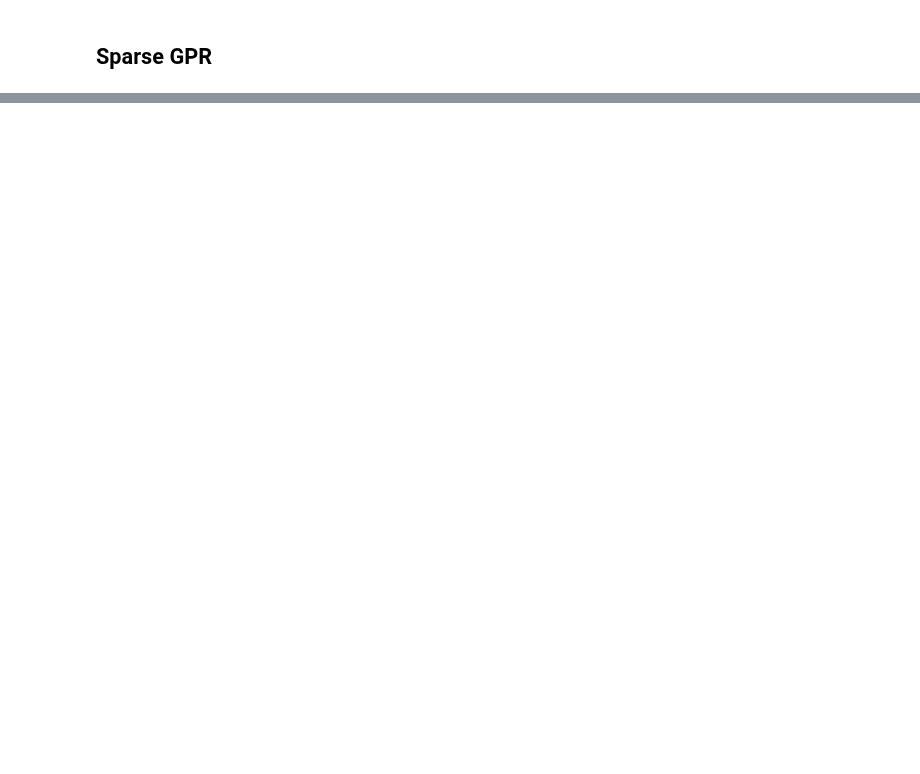
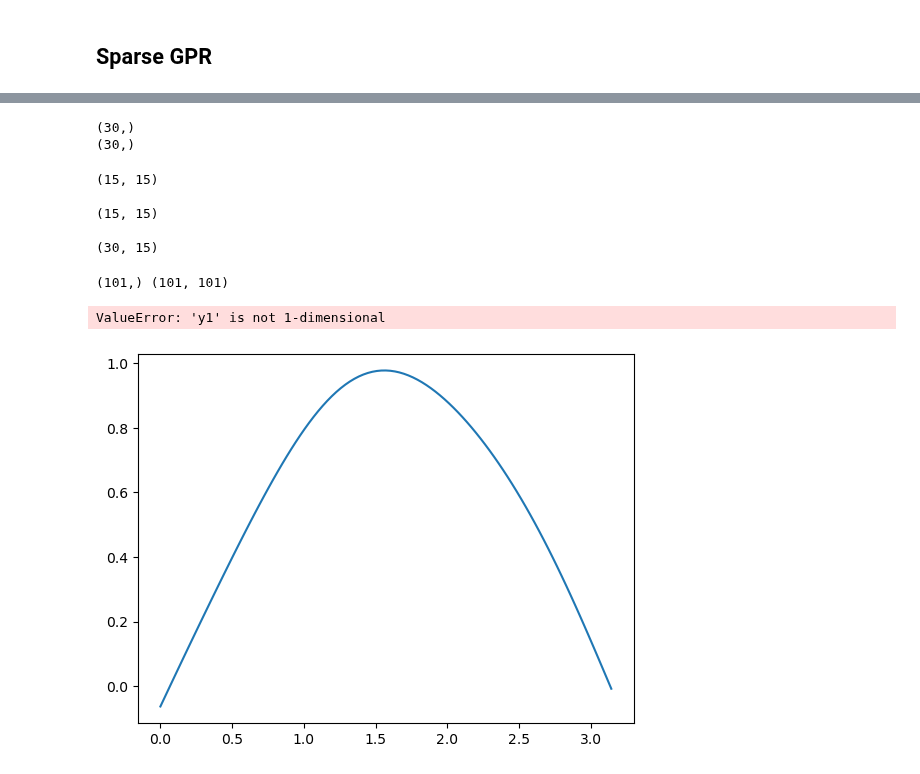
Before and after one commit to LukasEin/jaxgp, a Jupyter notebook: recover_from_derivatives.ipynb, the cells around one changed output, grey strips where cells are left out. Cells and saved outputs as stored; diff of their text form; code cells hidden in the pictures; blank space fills up the shorter version.

Commit message:
started writing spare GPR with means and stds

```diff
--- a/recover_from_derivatives.ipynb
+++ b/recover_from_derivatives.ipynb
@@ -63,10 +63,10 @@ grid = np.linspace(*bounds,num_gridpoints)
 # %%
-K_MM = covMatrix(reference_points=referencegrid,data_points=referencegrid,length_scale=length_scale)
-K_MN = covMatrix(reference_points=referencegrid,data_points=datagrid,length_scale=length_scale)
-DK_MN = dcovMatrix(reference_points=referencegrid,data_points=datagrid,length_scale=length_scale)
-LK = np.concatenate((K_MN,DK_MN),axis=1)
+# K_MM = covMatrix(reference_points=referencegrid,data_points=referencegrid,length_scale=length_scale)
+# K_MN = covMatrix(reference_points=referencegrid,data_points=datagrid,length_scale=length_scale)
+# DK_MN = dcovMatrix(reference_points=referencegrid,data_points=datagrid,length_scale=length_scale)
+# LK = np.concatenate((K_MN,DK_MN),axis=1)
 
-S_big = sigmaMatrix(noise**2,size=2*num_datapoints)
-S_small = sigmaMatrix(noise**2,size=num_datapoints)
-values = np.concatenate((data_values,derivative_values))
+# S_big = sigmaMatrix(noise**2,size=2*num_datapoints)
+# S_small = sigmaMatrix(noise**2,size=num_datapoints)
+# values = np.concatenate((data_values,derivative_values))
 # %%
@@ -171,0 +258,47 @@ plt.legend()
+# %%
+bounds = np.array([0.0, np.pi])
+
+noise = 0.1
+
+length_scale = 1.0
+
+num_datapoints = 15
+datagrid = np.linspace(*bounds,num_datapoints)
+data_values = func(datagrid,noise)
+derivative_values = grad_func(datagrid,noise)
+
+X_data = np.concatenate((datagrid,datagrid))
+Y_data = np.concatenate((data_values,derivative_values))
+
+referencegrid = datagrid
+
+num_gridpoints = 101
+grid = np.linspace(*bounds,num_gridpoints)
+
+kernel = RBF()
+model = sparseGPR(kernel,num_datapoints,num_datapoints,referencegrid,noise)
+# %%
+print(X_data.shape)
+print(Y_data.shape)
+# %% [output]
+(30,)
+(30,)
+# %%
+model.fit(X_data,Y_data)
+# %% [output]
+(15, 15)
+
+(15, 15)
+
+(30, 15)
+# %%
+# print(model.fit_matrix.shape)
+(means, stds) = model.predict(grid,True)
+# %%
+plt.plot(grid,means)
+print(means.shape,stds.shape)
+plt.fill_between(grid,means-stds,means+stds)
+# %% [output]
+(101,) (101, 101)
+ValueError: 'y1' is not 1-dimensional
+[figure, added]
```
Also changed, not shown: parts of 15 cells of this notebook, 2 other files.
